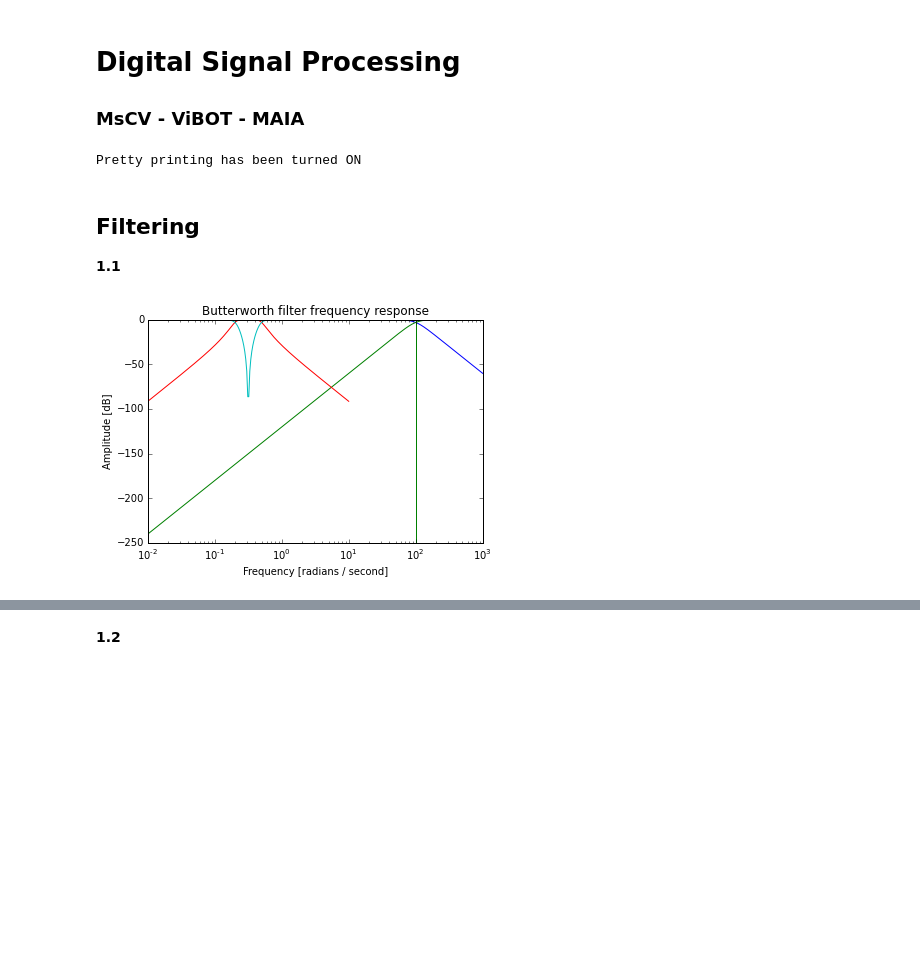
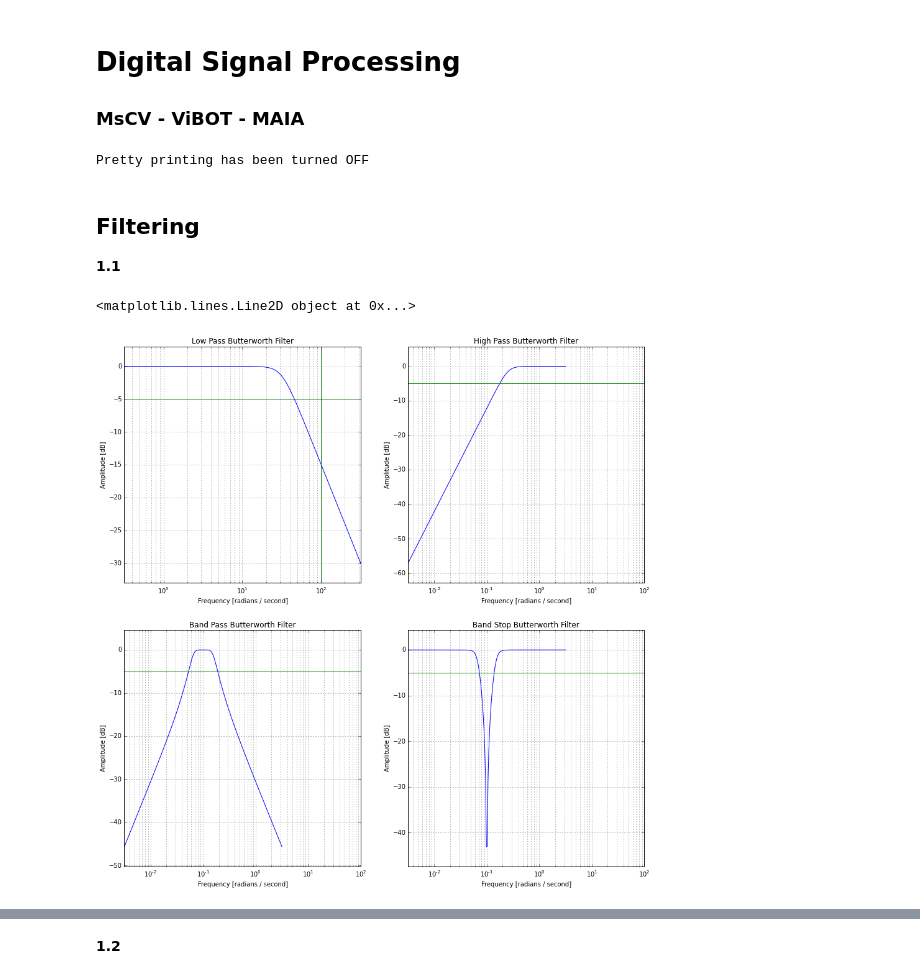
Before and after one commit to SharonSheran/DSP-TP-1617, a Jupyter notebook: Lab6-7/python/Lab67.ipynb, the cells around one changed output, grey strips where cells are left out. Drawn from its saved outputs; the diff is of its cells as text; code cells hidden in the pictures; blank space fills up the shorter version.

```diff
--- a/Lab6-7/python/Lab67.ipynb
+++ b/Lab6-7/python/Lab67.ipynb
@@ -18,26 +18,15 @@ from matplotlib import cm
 from skimage import img_as_ubyte
 from scipy import signal
 
+from __future__ import division
+
 
 def butter_bandpass_filter(data, lowcut, highcut, fs, order=5):
     b, a = butter_bandpass(lowcut, highcut, fs, order=order)
     y = lfilter(b, a, data)
     return y
-
-
-def dirac(n=0, N=20):
-    # Check that the parameter are valid
-    if n > N - 1:
-        raise ValueError('n should be inferior to N-1')
-
-    # Create the array
-    s = np.zeros((N, ))
-    # Place the dirac
-    s[n] = 1
-
-    return s
 # %% [output]
-Pretty printing has been turned ON
+Pretty printing has been turned OFF
 # %% [markdown]
 ## Filtering
 **1.1**
@@ -50,45 +39,83 @@ Pretty printing has been turned ON
 b1, a1 = signal.butter(3, 100, 'low', analog=True)
 w1, h1 = signal.freqs(b1, a1)
 
-
 # Butterworh high pass 3rd order
-b2, a2 = signal.butter(3, 100, 'high', analog=True)
+b2, a2 = signal.butter(3, 0.8, 'high', analog=True)
 w2, h2 = signal.freqs(b2, a2)
-
 
 # Butterworh band pass 3rd order
 fs = 5000.0
 lowcut = 500.0
 highcut = 1250.0
 nyq = 0.5 * fs
 low = lowcut / nyq
 high = highcut / nyq
 
 b3, a3 = signal.butter( 3, [low, high], 'bandpass' , analog=True)
 w3, h3 = signal.freqs(b3, a3)
 
 
 #butterworth band stop 3rd order
 b4, a4 = signal.butter( 3, [low, high], 'bandstop' , analog=True)
 w4, h4 = signal.freqs(b4, a4)
 
 
 
 
-plt.plot(w1, 20 * np.log10(abs(h1)), label = "low pass")
-plt.plot(w2, 20 * np.log10(abs(h2)), label = "high pass")
-plt.plot(w3, 20 * np.log10(abs(h3)), label = "band pass")
-plt.plot(w4, 20 * np.log10(abs(h4)), label = "band stop")
+plt.figure(figsize=(15,15))
+plt.subplot(2,2,1)
+plt.plot( w1 / np.pi, 10 * np.log10(np.abs( h1)))
 plt.xscale('log')
-plt.title('Butterworth filter frequency response')
+plt.title('Low Pass Butterworth Filter')
 plt.xlabel('Frequency [radians / second]')
 plt.ylabel('Amplitude [dB]')
-#plt.margins(0, 0.1)
-#plt.grid(which='both', axis='both')
+plt.margins(0, 0.1)
+plt.grid(which='both', axis='both')
 plt.axvline(100, color='green') # cutoff frequency
-plt.show()
+plt.axhline(-5, color='green') # rp
+
+
+
+plt.ylabel('Amplitude [dB]'), plt.xlabel('Frequency [radians / second]')
+
+plt.subplot(2,2,2)
+plt.plot( w2 / np.pi, 10 * np.log10(np.abs( h2 )))
+plt.xscale('log')
+plt.title('High Pass Butterworth Filter')
+plt.xlabel('Frequency [radians / second]')
+plt.ylabel('Amplitude [dB]')
+plt.margins(0, 0.1)
+plt.grid(which='both', axis='both')
+plt.axvline(100, color='green') # cutoff frequency
+plt.axhline(-5, color='green') # rp
+
+
+
+plt.subplot(2,2,3)
+plt.plot( w3 / np.pi, 10 * np.log10(np.abs( h3 )))
+plt.xscale('log')
+plt.title('Band Pass Butterworth Filter')
+plt.xlabel('Frequency [radians / second]')
+plt.ylabel('Amplitude [dB]')
+plt.margins(0, 0.1)
+plt.grid(which='both', axis='both')
+plt.axvline(100, color='green') # cutoff frequency
+plt.axhline(-5, color='green') # rp
+
+
+plt.subplot(2,2,4)
+plt.plot( w4 / np.pi, 10 * np.log10(np.abs( h4 )))
+plt.xscale('log')
+plt.title('Band Stop Butterworth Filter')
+plt.xlabel('Frequency [radians / second]')
+plt.ylabel('Amplitude [dB]')
+plt.margins(0, 0.1)
+plt.grid(which='both', axis='both')
+plt.axvline(100, color='green') # cutoff frequency
+plt.axhline(-5, color='green') # rp
 # %% [output]
+<matplotlib.lines.Line2D object at 0x...>
-[figure, old version]
+[figure, new version]
 # %%
 ##-----CHEBYSHEV FILTER------------##
 # chebyshev low pass 3rd order
```
Also changed, not shown: parts of 12 cells of this notebook.
